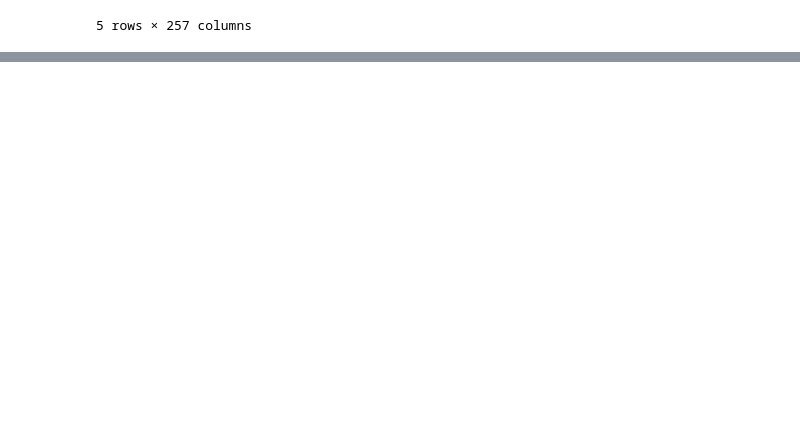
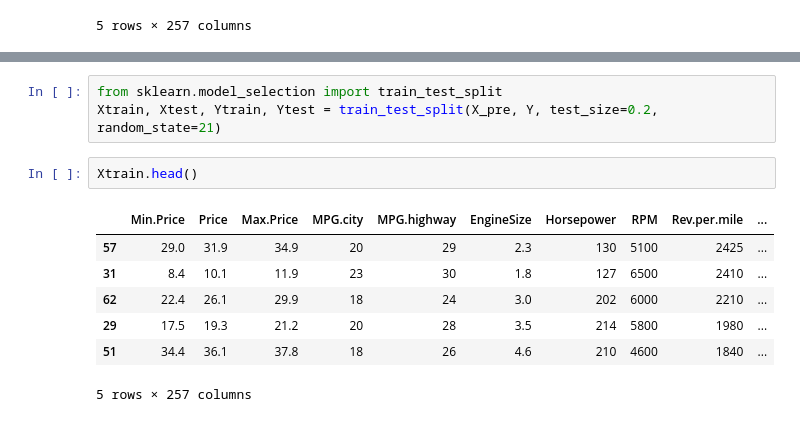
Before and after one commit to payalaggarwal177/ML_7May, a Jupyter notebook: manual reprocessing/preprocessing.ipynb, the cells around one changed output, grey strips where cells are left out. Saved outputs shown, nothing was run; the diff lists cells and outputs as text; blank space fills up the shorter version.

Commit message:
train and test

```diff
--- a/manual reprocessing/preprocessing.ipynb
+++ b/manual reprocessing/preprocessing.ipynb
@@ -380,0 +449,13 @@ X_pre.to_csv('pre.csv',index=False)
+# %%
+from sklearn.model_selection import train_test_split
+Xtrain, Xtest, Ytrain, Ytest = train_test_split(X_pre, Y, test_size=0.2, random_state=21)
+# %%
+Xtrain.head()
+# %% [output]
+|  | Min.Price | Price | Max.Price | MPG.city | MPG.highway | EngineSize | Horsepower | RPM | Rev.per.mile | ... |
+| 57 | 29.0 | 31.9 | 34.9 | 20 | 29 | 2.3 | 130 | 5100 | 2425 | ... |
+| 31 | 8.4 | 10.1 | 11.9 | 23 | 30 | 1.8 | 127 | 6500 | 2410 | ... |
+| 62 | 22.4 | 26.1 | 29.9 | 18 | 24 | 3.0 | 202 | 6000 | 2210 | ... |
+| 29 | 17.5 | 19.3 | 21.2 | 20 | 28 | 3.5 | 214 | 5800 | 1980 | ... |
+| 51 | 34.4 | 36.1 | 37.8 | 18 | 26 | 4.6 | 210 | 4600 | 1840 | ... |
+5 rows × 257 columns
```
Also changed, not shown: parts of 29 cells of this notebook, 1 other file.
